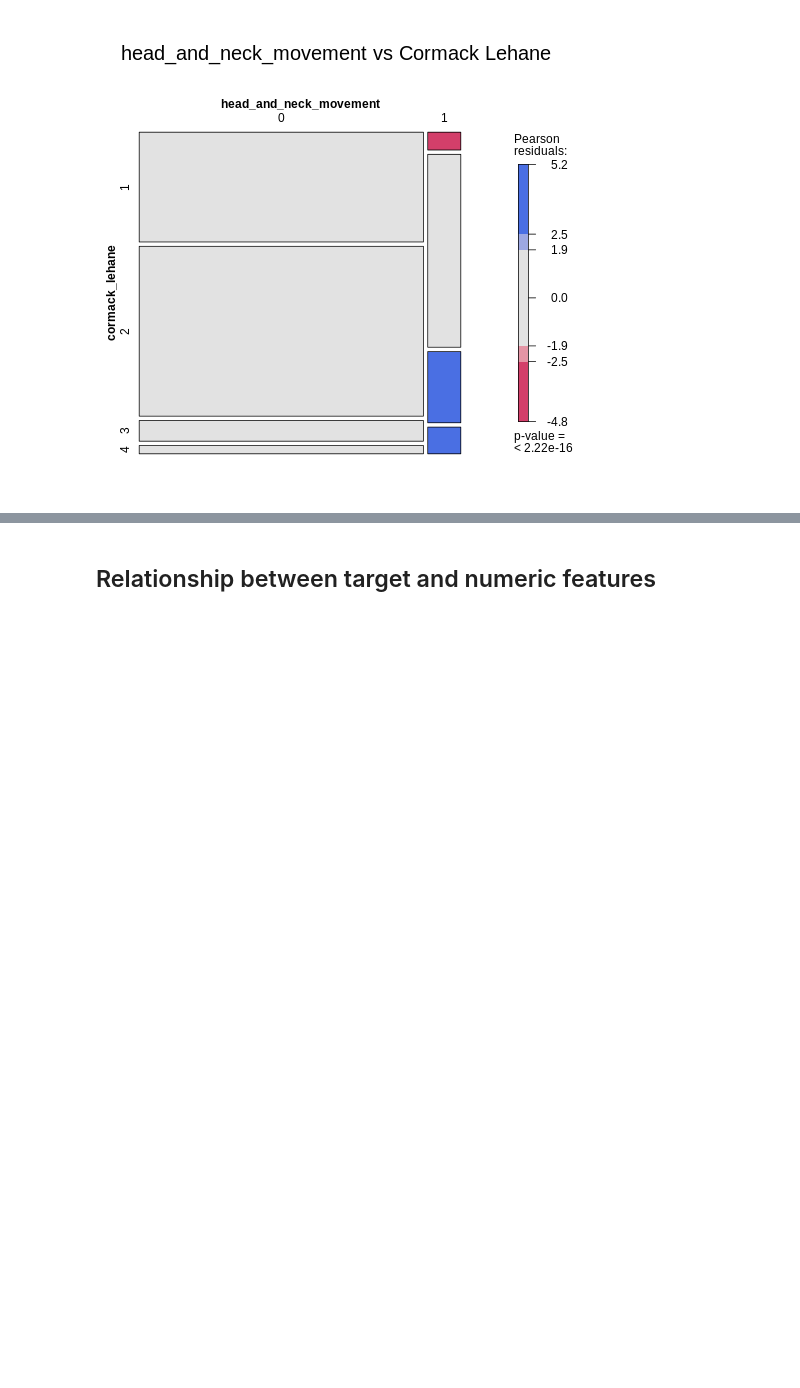
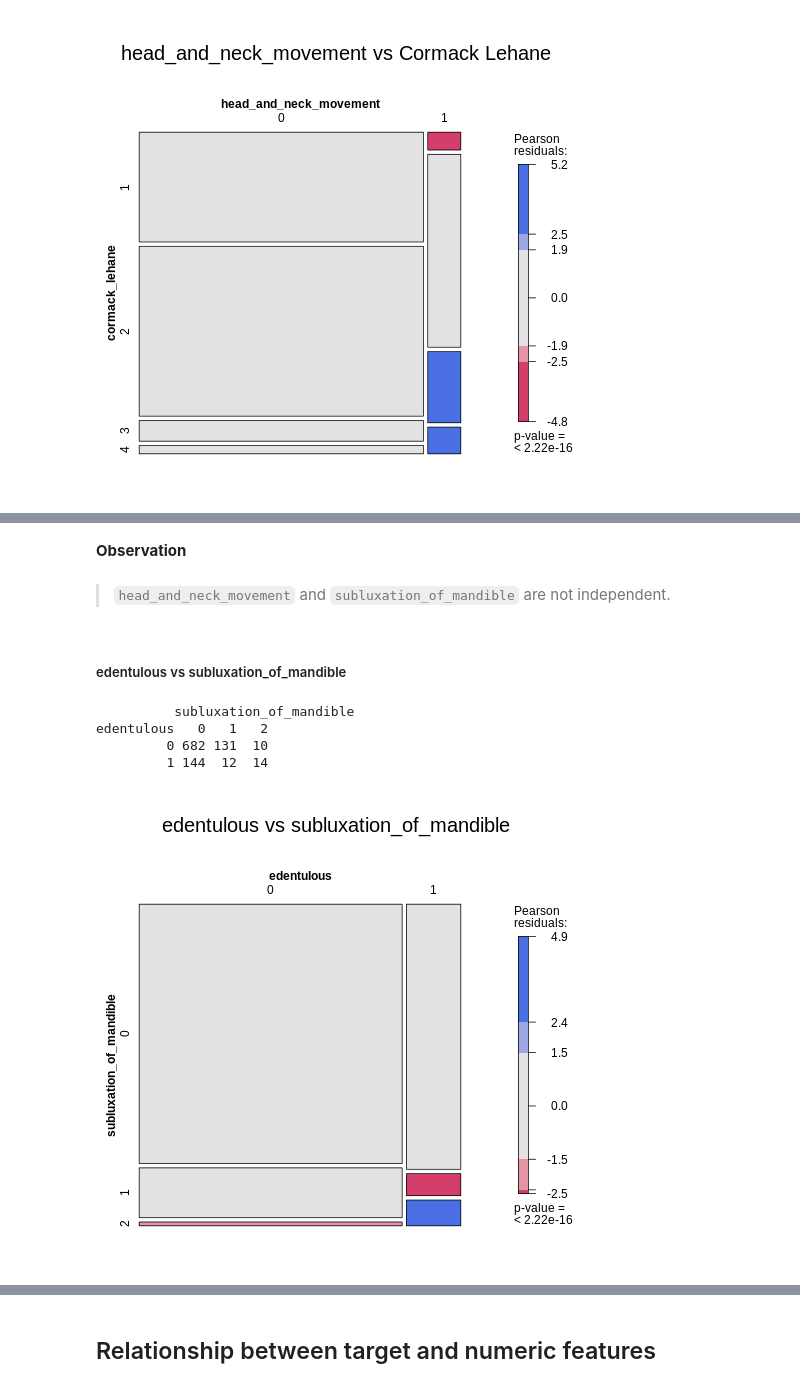
Before and after one commit to harnalashok/classification, a Jupyter notebook: airways.ipynb, the cells around one changed output, grey strips where cells are left out. Cells and saved outputs as stored; diff of their text form; code cells hidden in the pictures; blank space fills up the shorter version.

```diff
--- a/airways.ipynb
+++ b/airways.ipynb
@@ -803,0 +827,29 @@ head_and_neck_movement   0   1   2   3
+# %% [markdown]
+**Observation**
+# %% [markdown]
+>`head_and_neck_movement` and `subluxation_of_mandible` are not independent.
+# %% [markdown]
+##### edentulous vs subluxation_of_mandible
+# %%
+%%R
+
+# edentulous vs subluxation_of_mandible
+
+# Filtering out subluxation_of_mandible of 3
+temp<-df_r %>% filter(subluxation_of_mandible != 3)
+temp$subluxation_of_mandible <- temp$subluxation_of_mandible[ , drop=TRUE]
+
+art <- xtabs(~edentulous + subluxation_of_mandible  , data = temp)
+
+print(art)
+mosaic(art,
+       gp = shading_max,
+       split_vertical = TRUE,
+       main="edentulous vs subluxation_of_mandible"
+       )
+# %% [output]
+          subluxation_of_mandible
+edentulous   0   1   2
+         0 682 131  10
+         1 144  12  14
+[figure, added]
```
Also changed, not shown: parts of 22 cells of this notebook.
